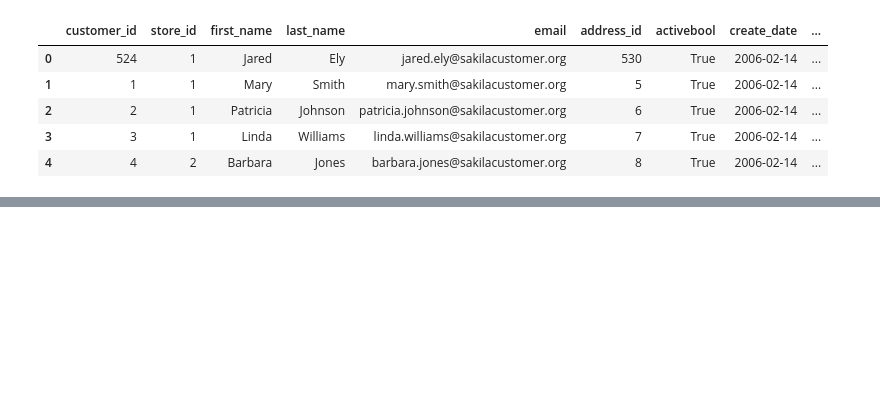
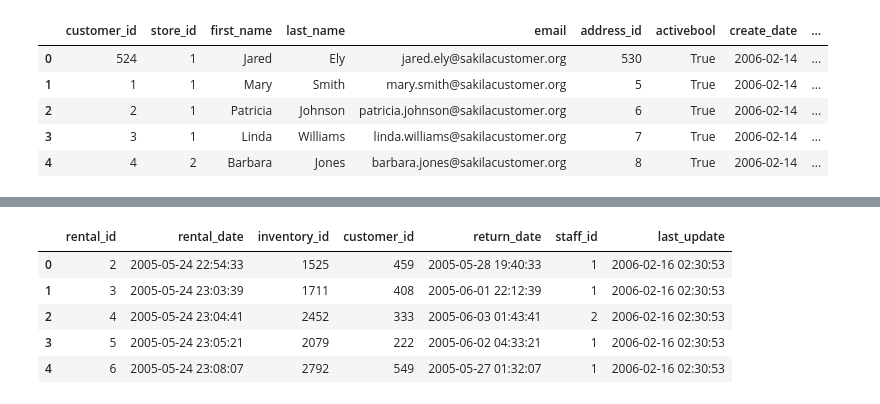
Before and after one commit to Gengatharan1/ds_dvd_rental_analysis, a Jupyter notebook: backup/test.ipynb, the cells around one changed output, grey strips where cells are left out. Saved outputs shown, nothing was run; the diff lists cells and outputs as text; code cells hidden in the pictures; blank space fills up the shorter version.

```diff
--- a/backup/test.ipynb
+++ b/backup/test.ipynb
@@ -77,0 +90,9 @@ customers.head()
+# %%
+rentals.head()
+# %% [output]
+|  | rental_id | rental_date | inventory_id | customer_id | return_date | staff_id | last_update |
+| 0 | 2 | 2005-05-24 22:54:33 | 1525 | 459 | 2005-05-28 19:40:33 | 1 | 2006-02-16 02:30:53 |
+| 1 | 3 | 2005-05-24 23:03:39 | 1711 | 408 | 2005-06-01 22:12:39 | 1 | 2006-02-16 02:30:53 |
+| 2 | 4 | 2005-05-24 23:04:41 | 2452 | 333 | 2005-06-03 01:43:41 | 2 | 2006-02-16 02:30:53 |
+| 3 | 5 | 2005-05-24 23:05:21 | 2079 | 222 | 2005-06-02 04:33:21 | 1 | 2006-02-16 02:30:53 |
+| 4 | 6 | 2005-05-24 23:08:07 | 2792 | 549 | 2005-05-27 01:32:07 | 1 | 2006-02-16 02:30:53 |
```
Also changed, not shown: parts of 15 cells of this notebook.
